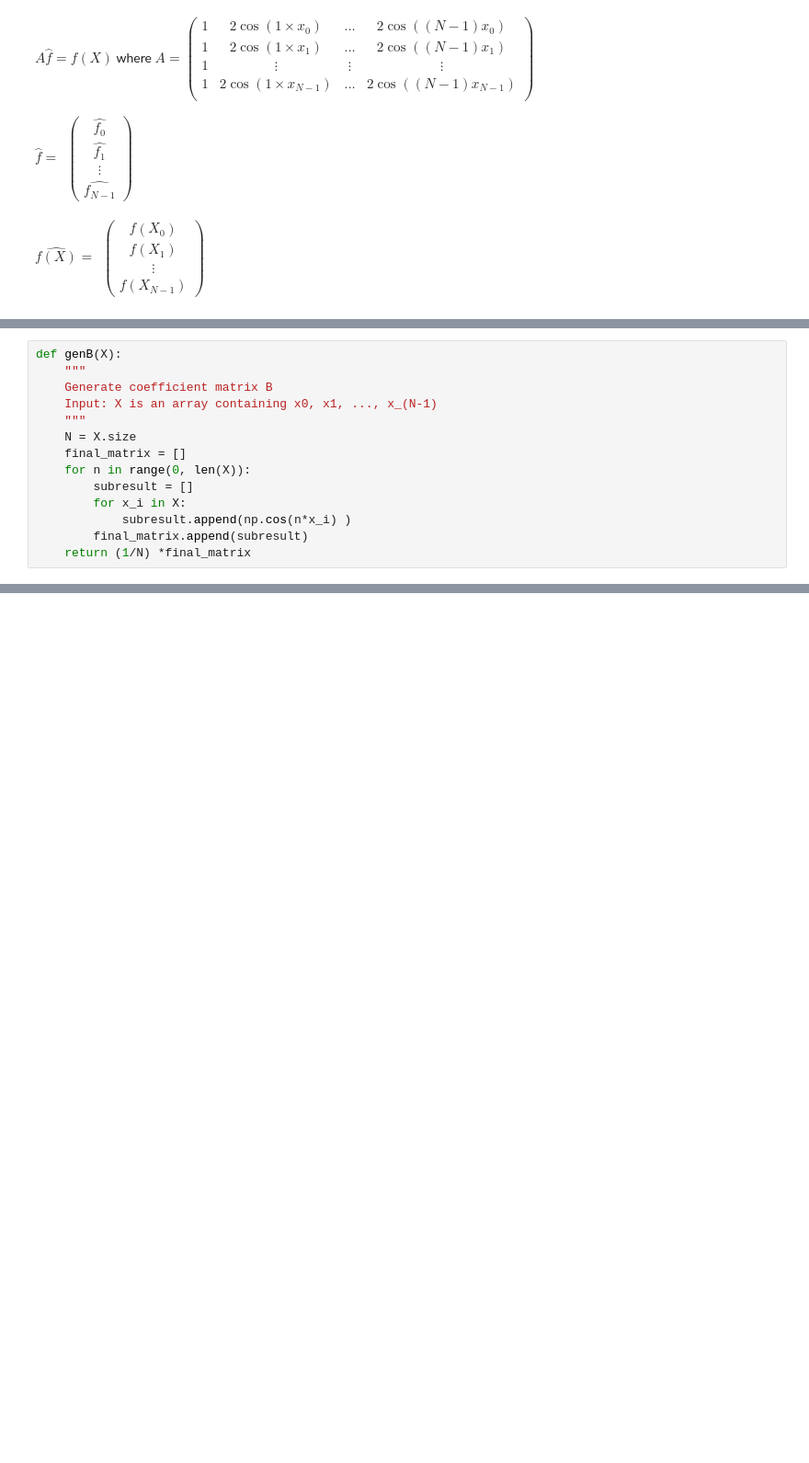
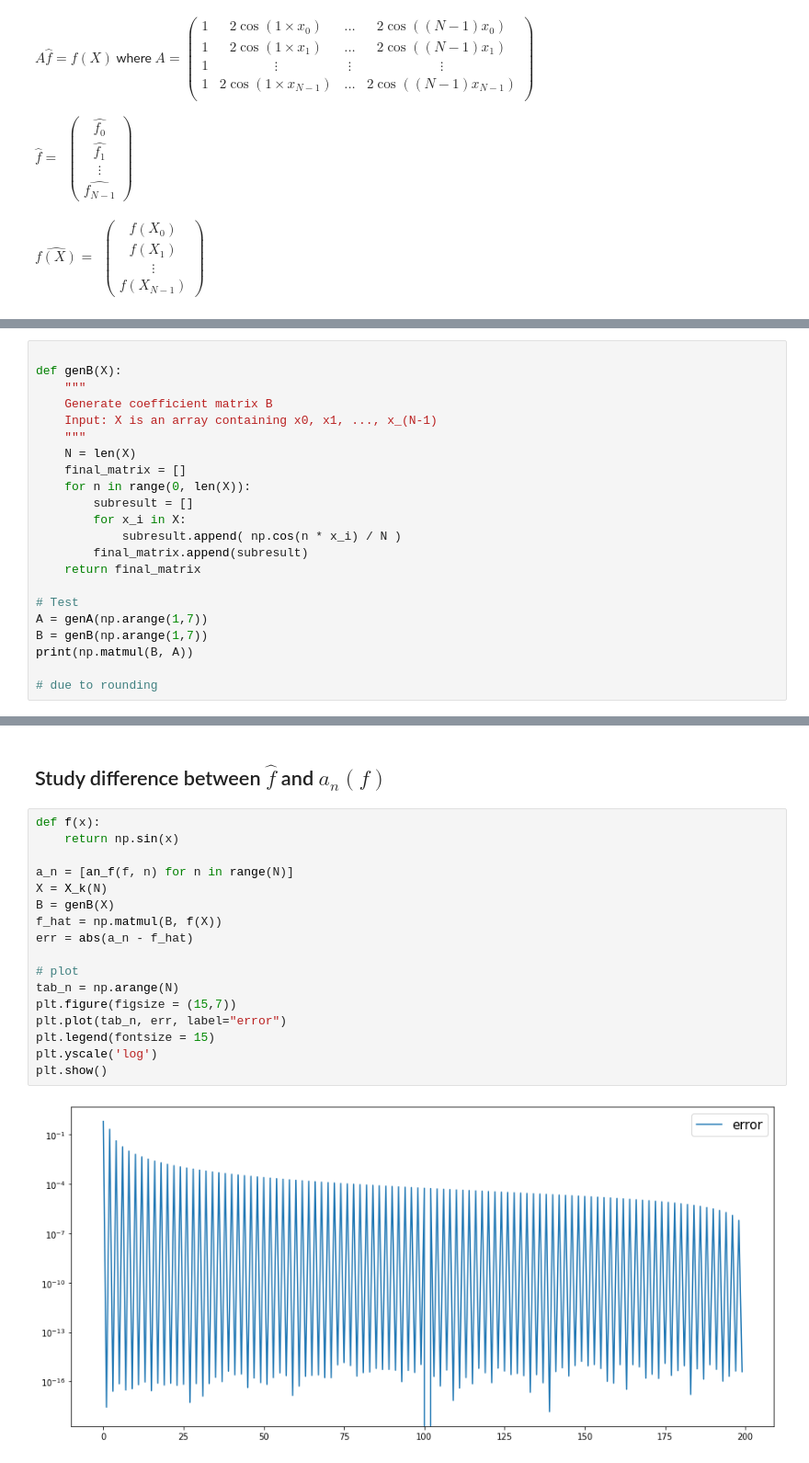
Before and after one commit to Kev1MSL/MAA-106-Project, a Jupyter notebook: Project_Li_Messali.ipynb, the cells around one changed output, grey strips where cells are left out. Shown: that part at 92% size. Drawn from its saved outputs; the diff is of its cells as text; blank space fills up the shorter version.

```diff
--- a/Project_Li_Messali.ipynb
+++ b/Project_Li_Messali.ipynb
@@ -309,14 +311,22 @@ $A = \begin{pmatrix}
 # %%
+
 def genB(X):
     """
     Generate coefficient matrix B
     Input: X is an array containing x0, x1, ..., x_(N-1)
     """
-    N = X.size
+    N = len(X)
     final_matrix = []
     for n in range(0, len(X)):
         subresult = []
         for x_i in X:
-            subresult.append(np.cos(n*x_i) )
+            subresult.append( np.cos(n * x_i) / N )
         final_matrix.append(subresult)
-    return (1/N) *final_matrix
+    return final_matrix
+
+# Test
+A = genA(np.arange(1,7))
+B = genB(np.arange(1,7))
+print(np.matmul(B, A))
+
+# due to rounding
@@ -322,0 +344,21 @@ def genB(X):
+# %% [markdown]
+## Study difference between  $\hat{f}$ and $a_n(f)$
+# %%
+def f(x):
+    return np.sin(x)
+
+a_n = [an_f(f, n) for n in range(N)]
+X = X_k(N)
+B = genB(X)
+f_hat = np.matmul(B, f(X))
+err = abs(a_n - f_hat)
+
+# plot
+tab_n = np.arange(N)
+plt.figure(figsize = (15,7))
+plt.plot(tab_n, err, label="error")
+plt.legend(fontsize = 15)
+plt.yscale('log')
+plt.show()
+# %% [output]
+[figure, added]
```
Also changed, not shown: parts of 12 cells of this notebook.
